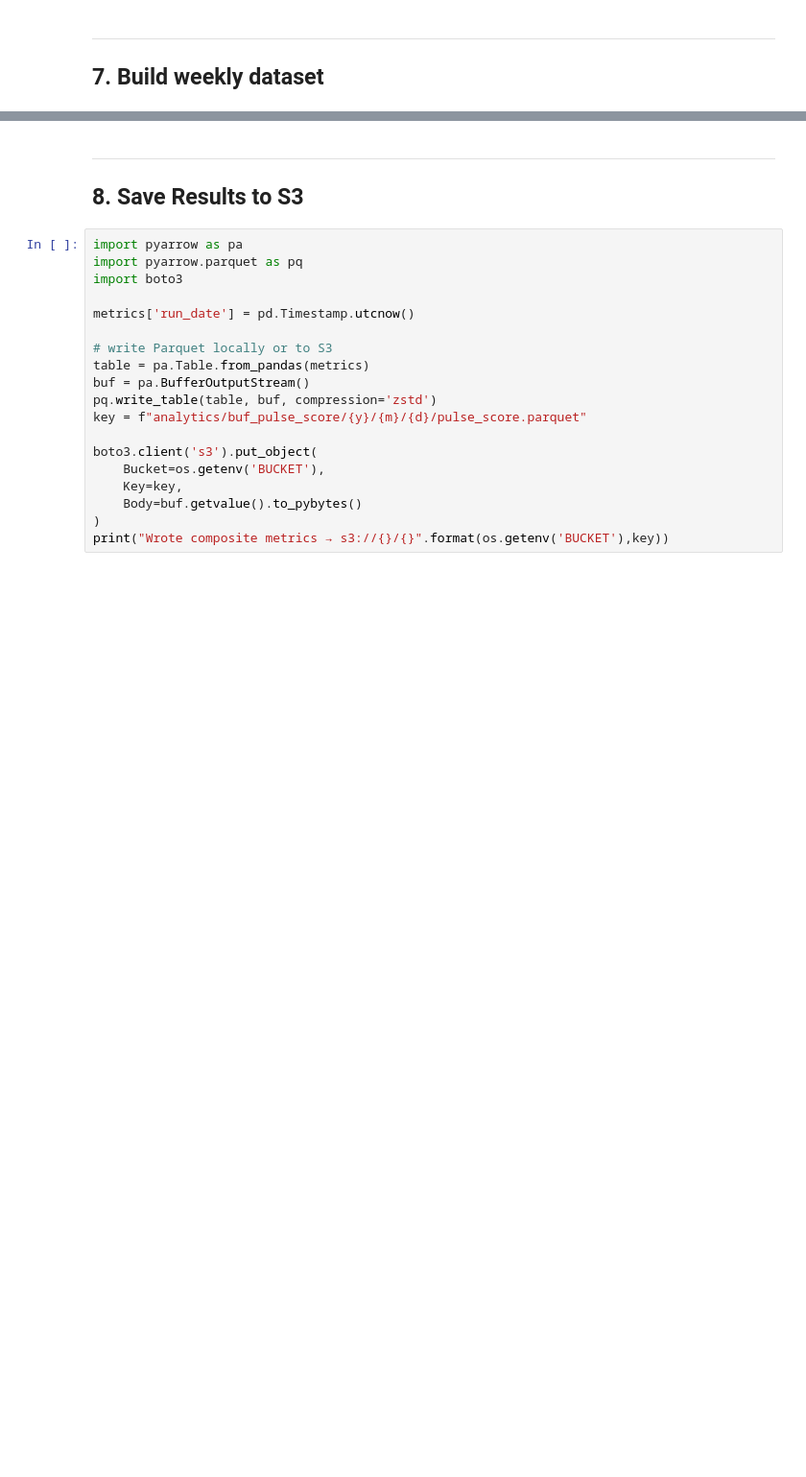
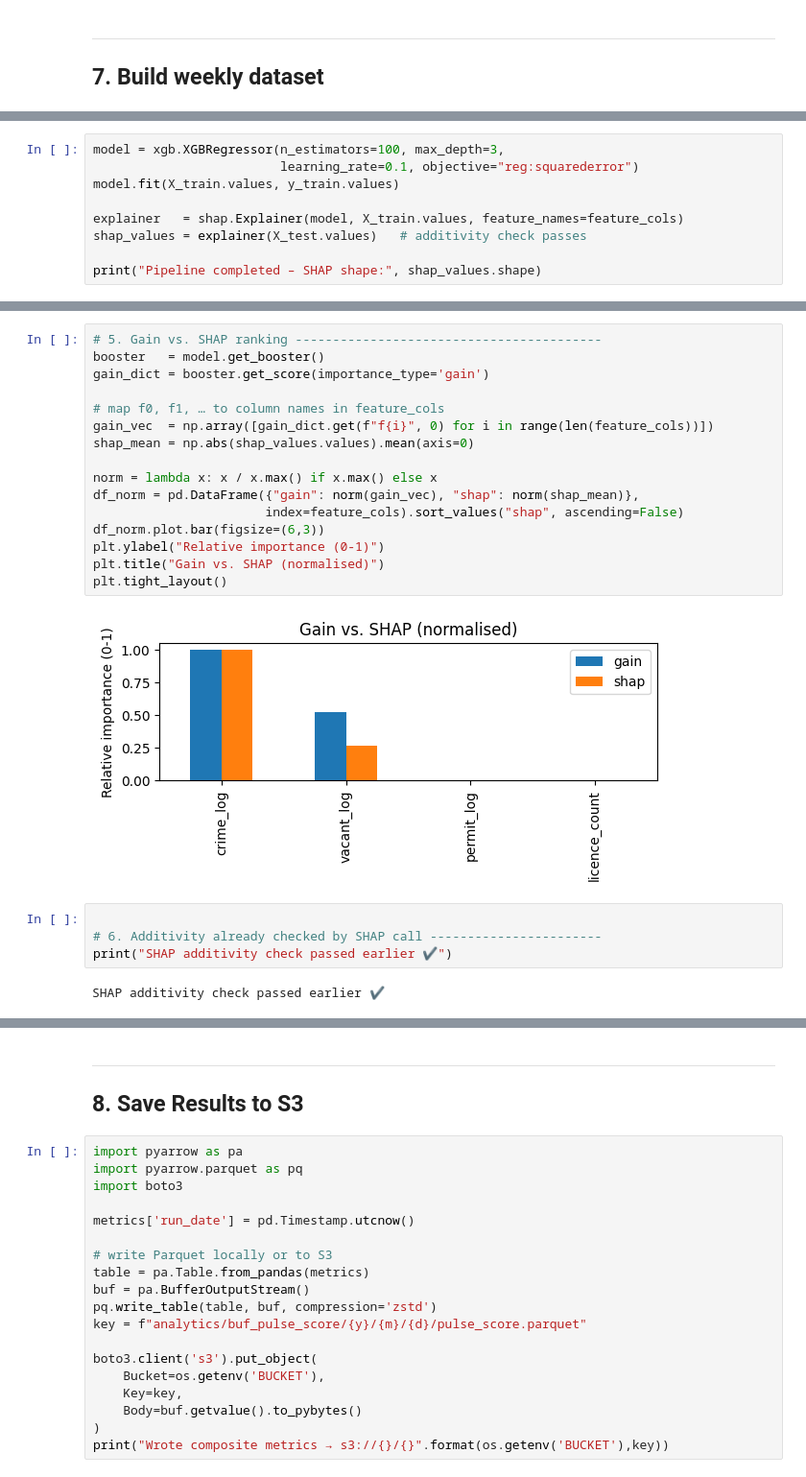
Before and after one commit to colinspear/civic-pulse-rochester, a Jupyter notebook: notebooks/pulse_score.ipynb, the cells around one changed output, grey strips where cells are left out. Shown at 96% size. Cells and saved outputs as stored; diff of their text form; blank space fills up the shorter version.

```diff
--- a/notebooks/pulse_score.ipynb
+++ b/notebooks/pulse_score.ipynb
@@ -294,0 +339,9 @@ array([[-6.14082149e+01, -4.66870159e+00,  0.00000000e+00,
+# %%
+model = xgb.XGBRegressor(n_estimators=100, max_depth=3,
+                         learning_rate=0.1, objective="reg:squarederror")
+model.fit(X_train.values, y_train.values)
+
+explainer   = shap.Explainer(model, X_train.values, feature_names=feature_cols)
+shap_values = explainer(X_test.values)   # additivity check passes
+
+print("Pipeline completed – SHAP shape:", shap_values.shape)
@@ -294,0 +393,24 @@ array([[-6.14082149e+01, -4.66870159e+00,  0.00000000e+00,
+# %%
+# 5. Gain vs. SHAP ranking -----------------------------------------
+booster   = model.get_booster()
+gain_dict = booster.get_score(importance_type='gain')
+
+# map f0, f1, … to column names in feature_cols
+gain_vec  = np.array([gain_dict.get(f"f{i}", 0) for i in range(len(feature_cols))])
+shap_mean = np.abs(shap_values.values).mean(axis=0)
+
+norm = lambda x: x / x.max() if x.max() else x
+df_norm = pd.DataFrame({"gain": norm(gain_vec), "shap": norm(shap_mean)},
+                       index=feature_cols).sort_values("shap", ascending=False)
+df_norm.plot.bar(figsize=(6,3))
+plt.ylabel("Relative importance (0-1)")
+plt.title("Gain vs. SHAP (normalised)")
+plt.tight_layout()
+# %% [output]
+[figure, added]
+# %%
+
+# 6. Additivity already checked by SHAP call -----------------------
+print("SHAP additivity check passed earlier ✔")
+# %% [output]
+SHAP additivity check passed earlier ✔
```
Also changed, not shown: parts of 31 cells of this notebook, 1 other file.
